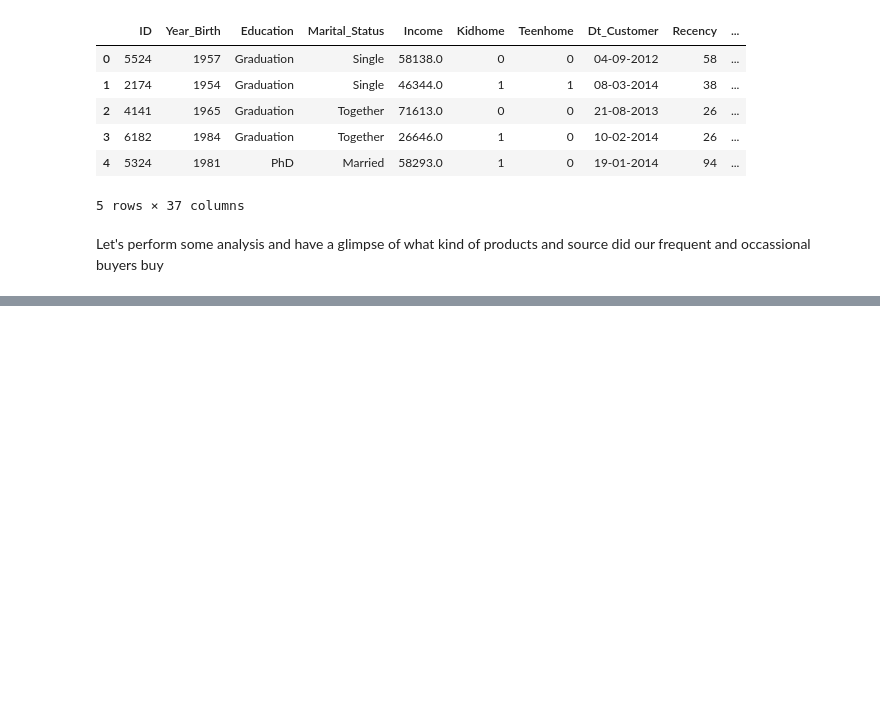
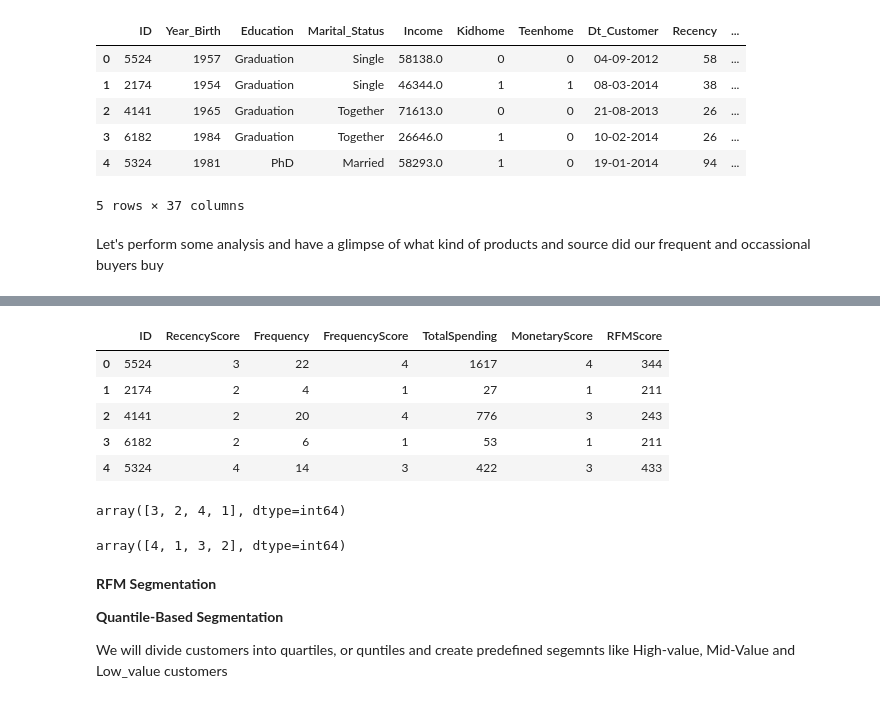
Before and after one commit to MuindeEsther/InternSavy-Projects, a Jupyter notebook: Task 2/segmentation.ipynb, the cells around one changed output, grey strips where cells are left out. Cells and saved outputs as stored; diff of their text form; code cells hidden in the pictures; blank space fills up the shorter version.

```diff
--- a/Task 2/segmentation.ipynb
+++ b/Task 2/segmentation.ipynb
@@ -732,0 +761,23 @@ fig.show()
+# %%
+df_RFM.head()
+# %% [output]
+|  | ID | RecencyScore | Frequency | FrequencyScore | TotalSpending | MonetaryScore | RFMScore |
+| 0 | 5524 | 3 | 22 | 4 | 1617 | 4 | 344 |
+| 1 | 2174 | 2 | 4 | 1 | 27 | 1 | 211 |
+| 2 | 4141 | 2 | 20 | 4 | 776 | 3 | 243 |
+| 3 | 6182 | 2 | 6 | 1 | 53 | 1 | 211 |
+| 4 | 5324 | 4 | 14 | 3 | 422 | 3 | 433 |
+# %%
+df_RFM['RecencyScore'].unique()
+# %% [output]
+array([3, 2, 4, 1], dtype=int64)
+# %%
+df_RFM['FrequencyScore'].unique()
+# %% [output]
+array([4, 1, 3, 2], dtype=int64)
+# %% [markdown]
+**RFM Segmentation**
+
+**Quantile-Based Segmentation**
+
+We will divide customers into quartiles, or quntiles and create predefined segemnts like High-value, Mid-Value and Low_value customers
```
Also changed, not shown: parts of 17 cells of this notebook.
